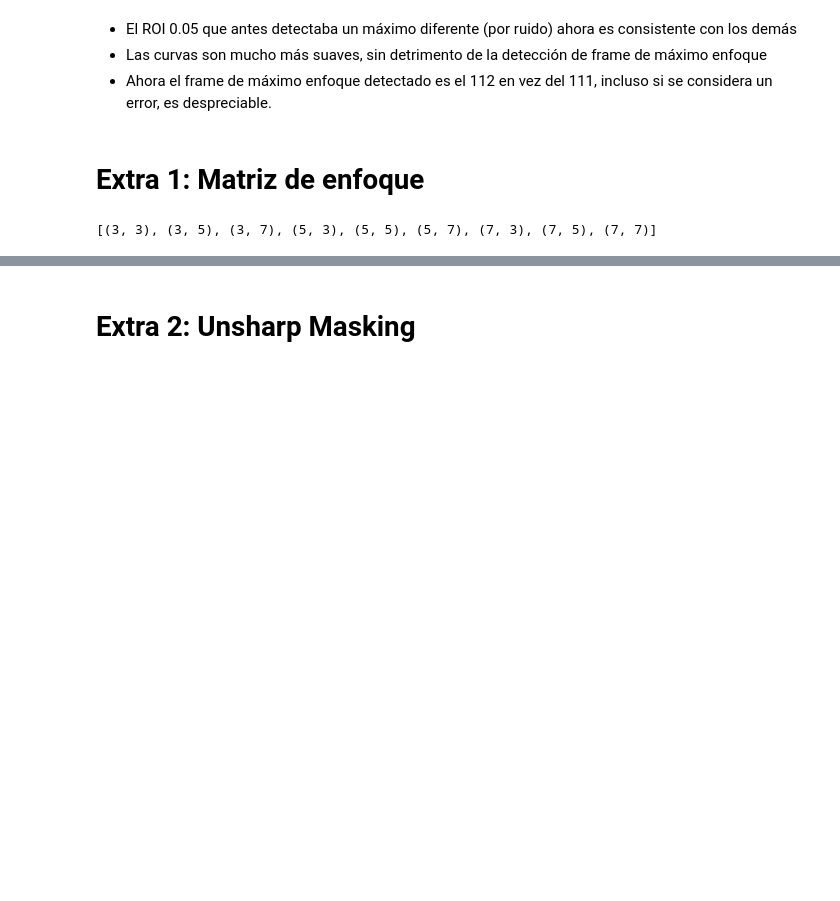
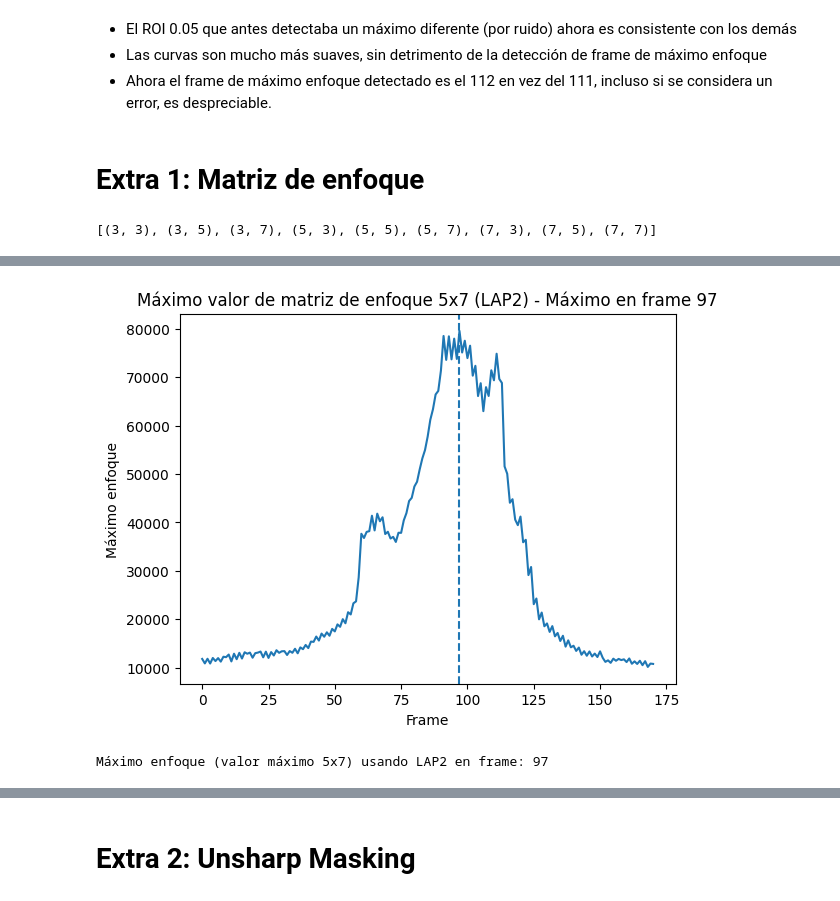
Before and after one commit to martinerrazquin/ceia-vpc1, a Jupyter notebook: TP2/solucion.ipynb, the cells around one changed output, grey strips where cells are left out. Cells and saved outputs as stored; diff of their text form; code cells hidden in the pictures; blank space fills up the shorter version.

```diff
--- a/TP2/solucion.ipynb
+++ b/TP2/solucion.ipynb
@@ -284,0 +501,22 @@ GRIDS
+# %%
+# Opción 2: Máximo valor de la matriz de enfoque 5x7 para cada frame
+focus_matrix_5x7_max = np.array([
+    calculate_focus_matrix(img, (5, 7), metric_lap2, spacing_fraction=0.01).max()
+    for img in grayscale_float_frames()
+])
+
+METRICS['focus_matrix_5x7_max'] = focus_matrix_5x7_max
+
+plt.plot(focus_matrix_5x7_max)
+lims = plt.ylim()
+max_frame_max = focus_matrix_5x7_max.argmax()
+plt.vlines(max_frame_max, *lims, linestyle='dashed')
+plt.ylim(*lims)
+plt.title(f'Máximo valor de matriz de enfoque 5x7 (LAP2) - Máximo en frame {max_frame_max}')
+plt.xlabel('Frame')
+plt.ylabel('Máximo enfoque')
+plt.show()
+print(f"Máximo enfoque (valor máximo 5x7) usando LAP2 en frame: {max_frame_max}")
+# %% [output]
+[figure, added]
+Máximo enfoque (valor máximo 5x7) usando LAP2 en frame: 97
```
Also changed, not shown: parts of 8 cells of this notebook.
